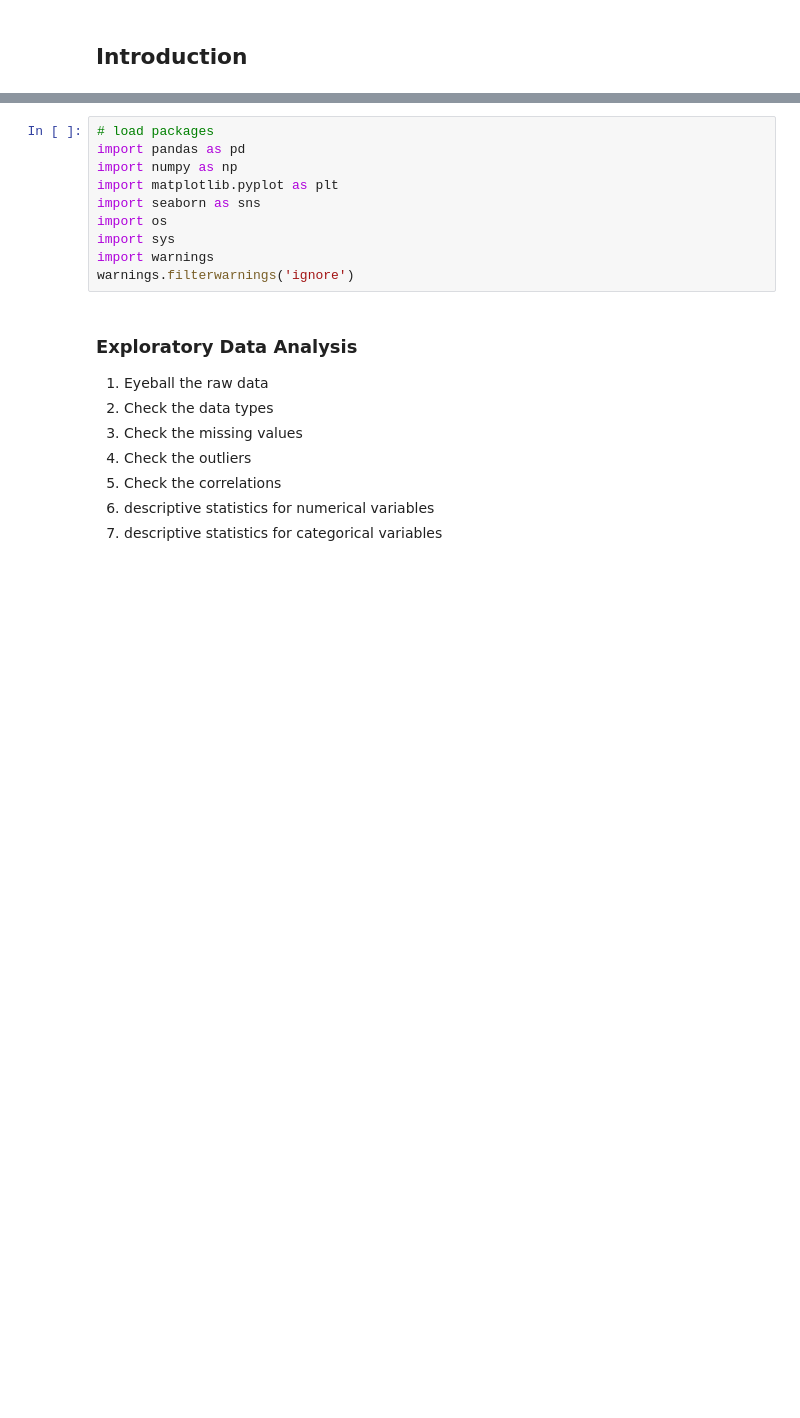
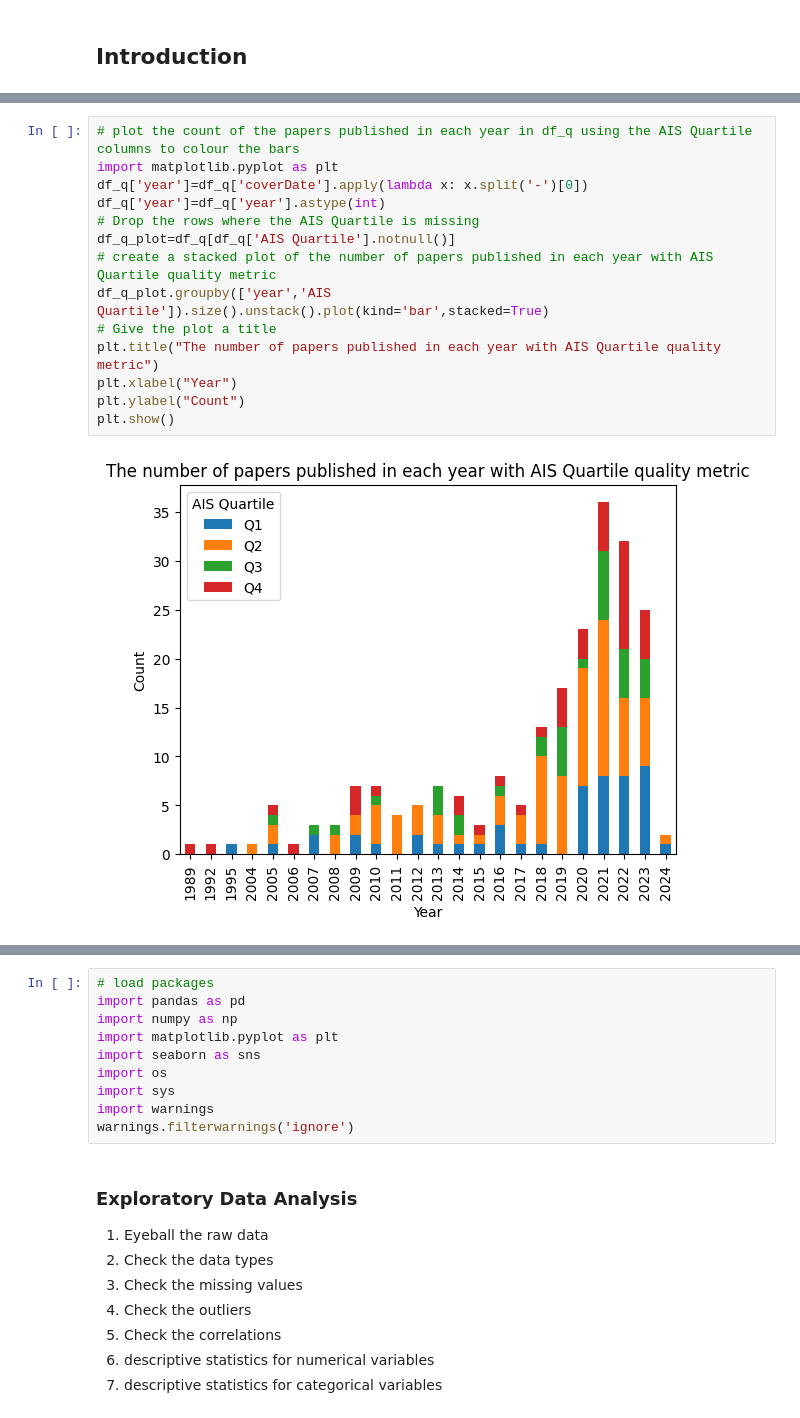
Before and after one commit to quinfer/proj-ai1, a Jupyter notebook: report.ipynb, the cells around one changed output, grey strips where cells are left out. Cells and saved outputs as stored; diff of their text form; blank space fills up the shorter version.

```diff
--- a/report.ipynb
+++ b/report.ipynb
@@ -57,0 +163,16 @@ Bibliometric analysis on credit scoring and AI, then MDP in credit scoring, then
+# %%
+# plot the count of the papers published in each year in df_q using the AIS Quartile columns to colour the bars
+import matplotlib.pyplot as plt
+df_q['year']=df_q['coverDate'].apply(lambda x: x.split('-')[0])
+df_q['year']=df_q['year'].astype(int)
+# Drop the rows where the AIS Quartile is missing
+df_q_plot=df_q[df_q['AIS Quartile'].notnull()]
+# create a stacked plot of the number of papers published in each year with AIS Quartile quality metric
+df_q_plot.groupby(['year','AIS Quartile']).size().unstack().plot(kind='bar',stacked=True)
+# Give the plot a title
+plt.title("The number of papers published in each year with AIS Quartile quality metric")
+plt.xlabel("Year")
+plt.ylabel("Count")
+plt.show()
+# %% [output]
+[figure, added]
```
Also changed, not shown: parts of 17 cells of this notebook, 12 other files.
